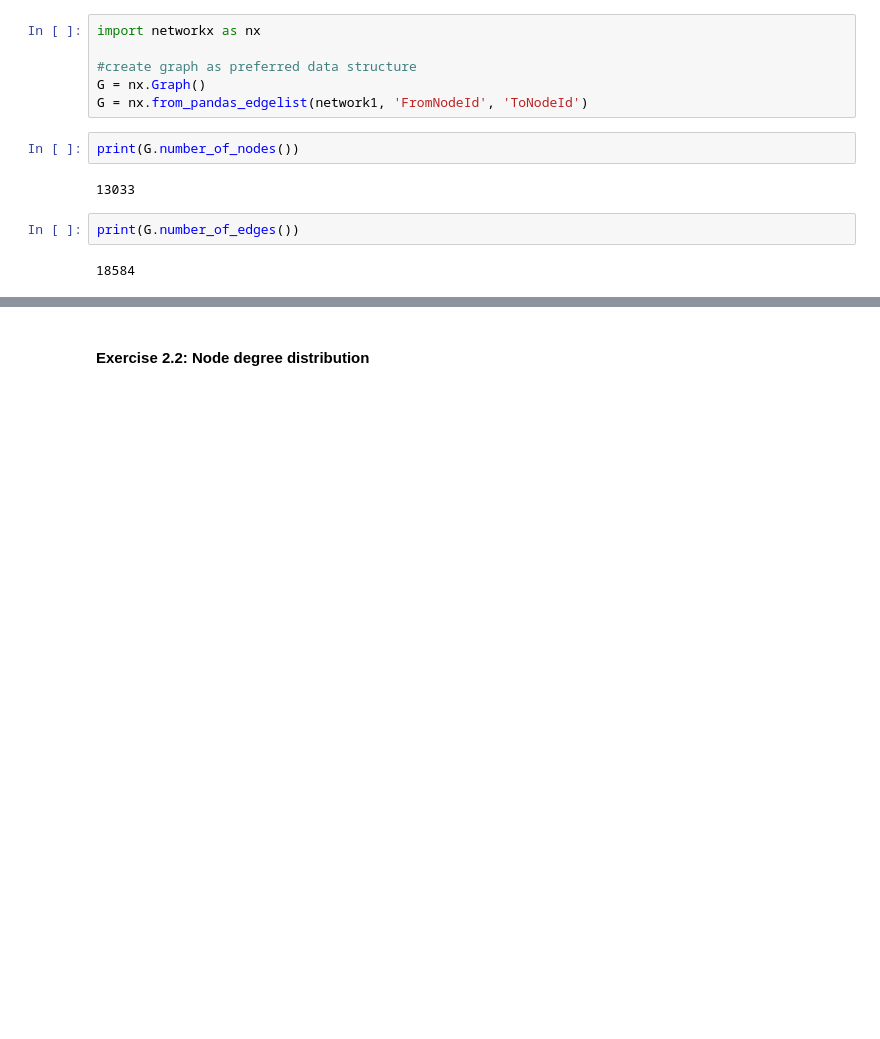
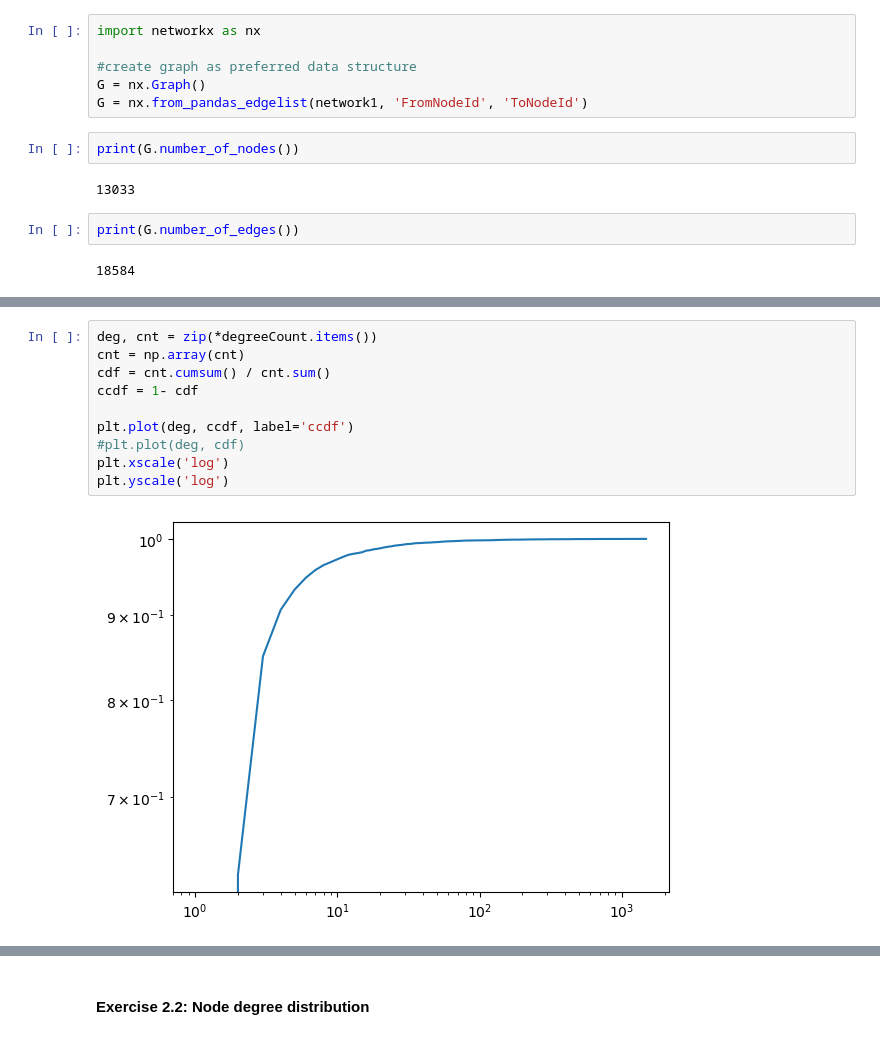
Before and after one commit to ewaMiazga/InternetAnalytics-2023, a Jupyter notebook: assignment2/ix-lab2-notebook-part1.ipynb, the cells around one changed output, grey strips where cells are left out. Drawn from its saved outputs; the diff is of its cells as text; blank space fills up the shorter version.

```diff
--- a/assignment2/ix-lab2-notebook-part1.ipynb
+++ b/assignment2/ix-lab2-notebook-part1.ipynb
@@ -53,0 +107,12 @@ print(G.number_of_edges())
+# %%
+deg, cnt = zip(*degreeCount.items())
+cnt = np.array(cnt)
+cdf = cnt.cumsum() / cnt.sum()
+ccdf = 1- cdf
+
+plt.plot(deg, ccdf, label='ccdf')
+#plt.plot(deg, cdf)
+plt.xscale('log')
+plt.yscale('log')
+# %% [output]
+[figure, added]
```
Also changed, not shown: parts of 6 cells of this notebook.
